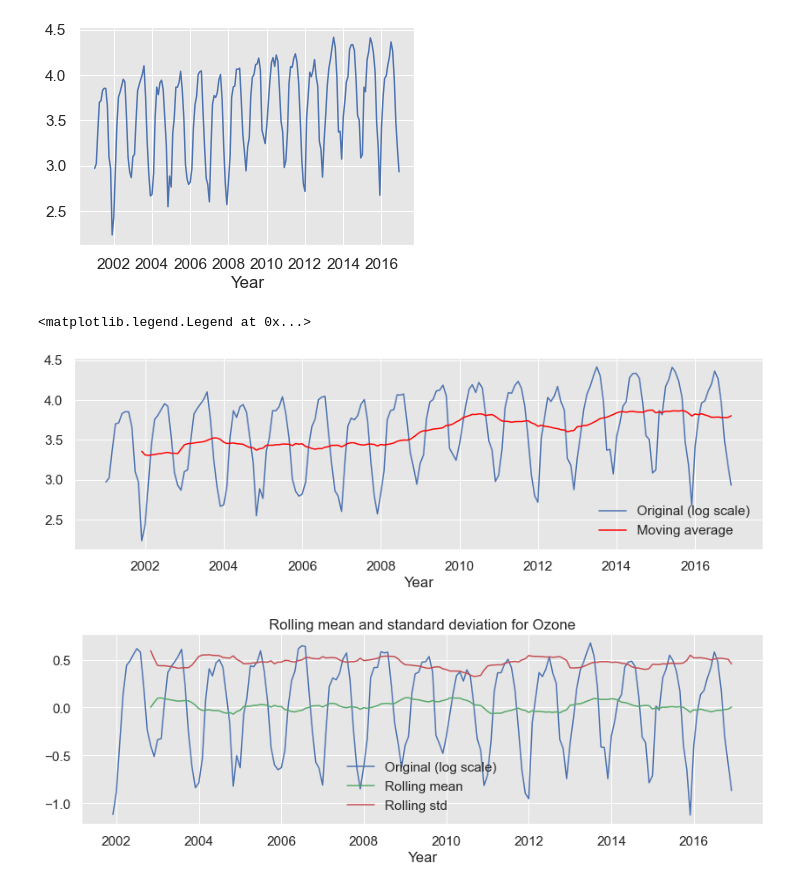
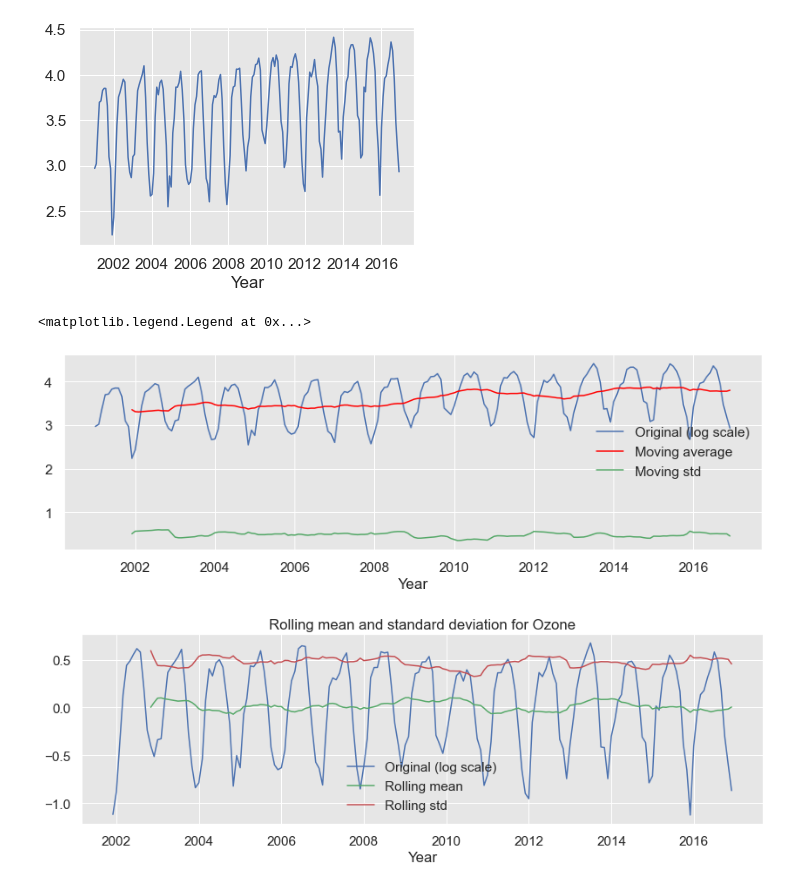
Before and after one commit to Jorge-Salmon/air_qualityMadrid, a Jupyter notebook: main.ipynb, the cells around one changed output. Drawn from its saved outputs; the diff is of its cells as text; code cells hidden in the pictures.

```diff
--- a/main.ipynb
+++ b/main.ipynb
@@ -364,7 +365,7 @@ Critical values :
 p-value is very high.
 # %%
 # trend
-df_log=np.log(df_roll['O_3'])
+df_log=np.log(df_roll['O_3'].copy())
 df_log=df_log[:-1]
 plt.plot(df_log)
 plt.xlabel('Year')
@@ -372,17 +373,19 @@ plt.xlabel('Year')
 Text(0.5, 0, 'Year')
 [figure]
 # %%
-movingAvg = df_log.rolling(window=12).mean()
-movingStd = df_log.rolling(window=12).std()
+tmp_df_log = df_log.copy()
+movingAvg = tmp_df_log.rolling(window=12).mean()
+movingStd = tmp_df_log.rolling(window=12).std()
 
 plt.figure(figsize=(14,4))
 plt.plot(df_log, label='Original (log scale)')
 plt.plot(movingAvg, label='Moving average', color='red')
+plt.plot(movingStd, label='Moving std')
 plt.xlabel('Year')
 plt.legend(loc='best')
 # %% [output]
 <matplotlib.legend.Legend at 0x...>
-[figure, old version]
+[figure, new version]
 # %%
 df_minus_movingAvg = df_log - movingAvg
 df_minus_movingAvg.dropna(inplace=True)
```
Also changed, not shown: parts of 6 cells of this notebook.
